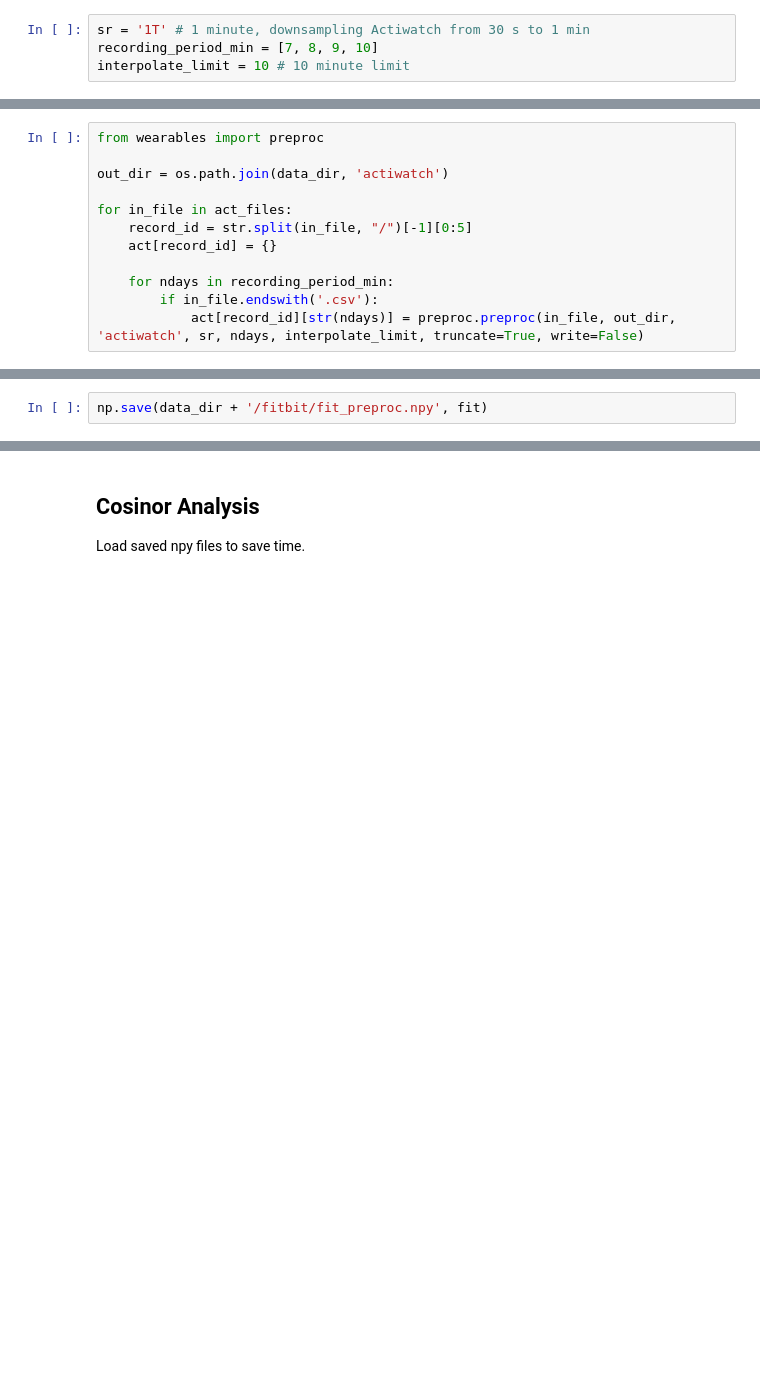
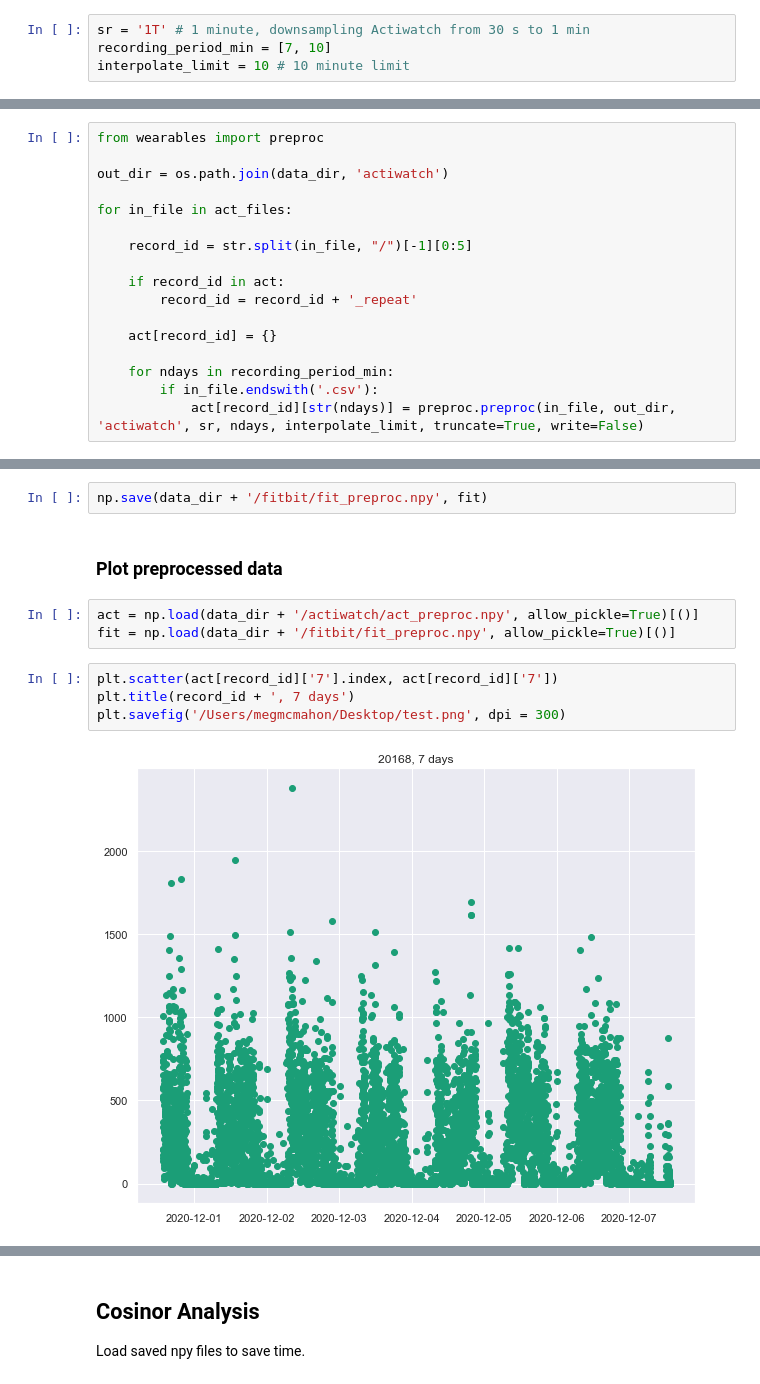
Before and after one commit to UTCogNeuroLab/wearables, a Jupyter notebook: notebooks/analysis.ipynb, the cells around one changed output, grey strips where cells are left out. Drawn from its saved outputs; the diff is of its cells as text; blank space fills up the shorter version.

```diff
--- a/notebooks/analysis.ipynb
+++ b/notebooks/analysis.ipynb
@@ -10,7 +10,7 @@ import numpy as np
 import pandas as pd
 # %%
 sr = '1T' # 1 minute, downsampling Actiwatch from 30 s to 1 min
-recording_period_min = [7, 8, 9, 10]
+recording_period_min = [7, 10]
 interpolate_limit = 10 # 10 minute limit
 # %%
 home_dir = str(Path.home())
@@ -66,7 +66,12 @@ from wearables import preproc
 out_dir = os.path.join(data_dir, 'actiwatch')
 
 for in_file in act_files:
+
     record_id = str.split(in_file, "/")[-1][0:5]
+
+    if record_id in act:
+        record_id = record_id + '_repeat'
+
     act[record_id] = {}
 
     for ndays in recording_period_min:
@@ -195,2 +257,13 @@ fit
 # %%
 np.save(data_dir + '/fitbit/fit_preproc.npy', fit)
+# %% [markdown]
+### Plot preprocessed data
+# %%
+act = np.load(data_dir + '/actiwatch/act_preproc.npy', allow_pickle=True)[()]
+fit = np.load(data_dir + '/fitbit/fit_preproc.npy', allow_pickle=True)[()]
+# %%
+plt.scatter(act[record_id]['7'].index, act[record_id]['7'])
+plt.title(record_id + ', 7 days')
+plt.savefig('/Users/megmcmahon/Desktop/test.png', dpi = 300)
+# %% [output]
+[figure, added]
```
Also changed, not shown: parts of 26 cells of this notebook, 2 other files.
